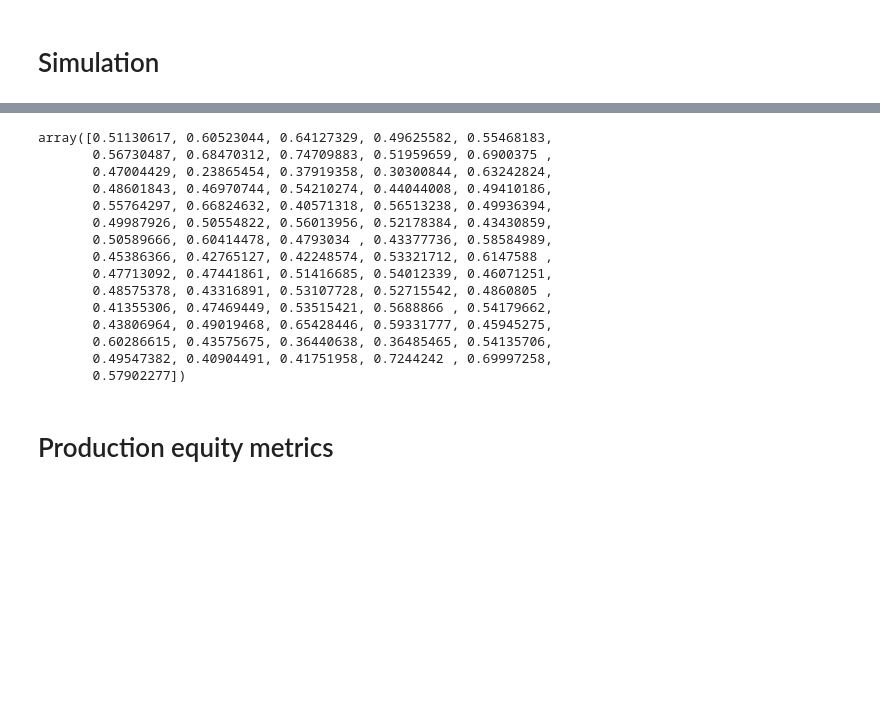
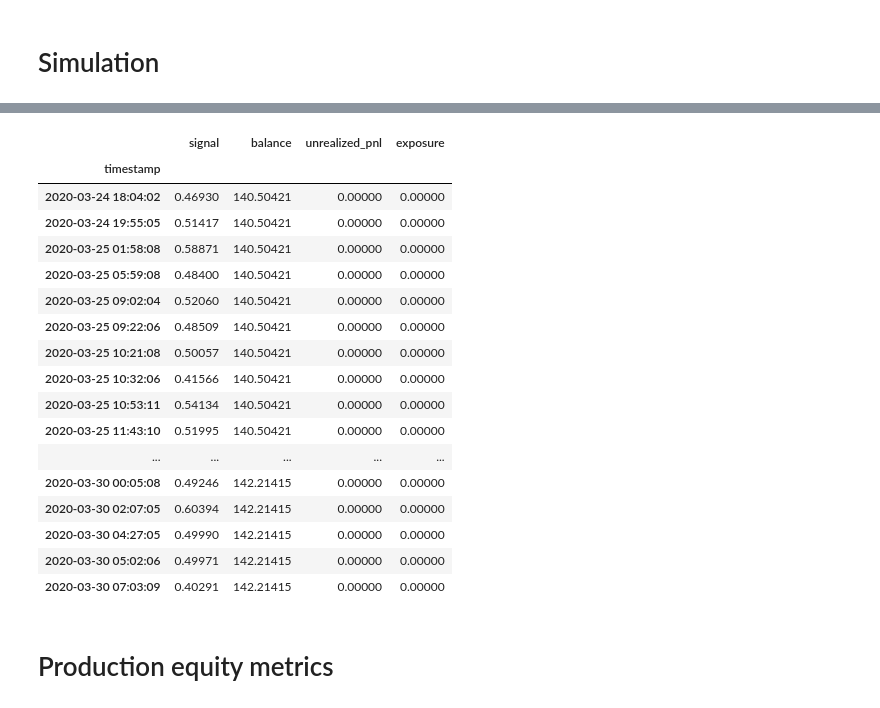
Before and after one commit to tartakovsky-archive/rcdb_dashboard, a Jupyter notebook: data/results/trading_results.ipynb, the cells around one changed output, grey strips where cells are left out. Drawn from its saved outputs; the diff is of its cells as text; code cells hidden in the pictures; blank space fills up the shorter version.

```diff
--- a/data/results/trading_results.ipynb
+++ b/data/results/trading_results.ipynb
@@ -673,22 +688,25 @@ array([0.51130617, 0.60523044, 0.64127329, 0.49625582, 0.55468183,
 # %%
 df_performance['signal'].values
-# df_performance.shape[0], len(y_pred_proba)
+df_performance#.shape[0], len(y_pred_proba)
 # %% [output]
-array([0.51130617, 0.60523044, 0.64127329, 0.49625582, 0.55468183,
-       0.56730487, 0.68470312, 0.74709883, 0.51959659, 0.6900375 ,
-       0.47004429, 0.23865454, 0.37919358, 0.30300844, 0.63242824,
-       0.48601843, 0.46970744, 0.54210274, 0.44044008, 0.49410186,
-       0.55764297, 0.66824632, 0.40571318, 0.56513238, 0.49936394,
-       0.49987926, 0.50554822, 0.56013956, 0.52178384, 0.43430859,
-       0.50589666, 0.60414478, 0.4793034 , 0.43377736, 0.58584989,
-       0.45386366, 0.42765127, 0.42248574, 0.53321712, 0.6147588 ,
-       0.47713092, 0.47441861, 0.51416685, 0.54012339, 0.46071251,
-       0.48575378, 0.43316891, 0.53107728, 0.52715542, 0.4860805 ,
-       0.41355306, 0.47469449, 0.53515421, 0.5688866 , 0.54179662,
-       0.43806964, 0.49019468, 0.65428446, 0.59331777, 0.45945275,
-       0.60286615, 0.43575675, 0.36440638, 0.36485465, 0.54135706,
-       0.49547382, 0.40904491, 0.41751958, 0.7244242 , 0.69997258,
-       0.57902277])
+|  | signal | balance | unrealized_pnl | exposure |
+| timestamp |  |  |  |  |
+| 2020-03-24 18:04:02 | 0.46930 | 140.50421 | 0.00000 | 0.00000 |
+| 2020-03-24 19:55:05 | 0.51417 | 140.50421 | 0.00000 | 0.00000 |
+| 2020-03-25 01:58:08 | 0.58871 | 140.50421 | 0.00000 | 0.00000 |
+| 2020-03-25 05:59:08 | 0.48400 | 140.50421 | 0.00000 | 0.00000 |
+| 2020-03-25 09:02:04 | 0.52060 | 140.50421 | 0.00000 | 0.00000 |
+| 2020-03-25 09:22:06 | 0.48509 | 140.50421 | 0.00000 | 0.00000 |
+| 2020-03-25 10:21:08 | 0.50057 | 140.50421 | 0.00000 | 0.00000 |
+| 2020-03-25 10:32:06 | 0.41566 | 140.50421 | 0.00000 | 0.00000 |
+| 2020-03-25 10:53:11 | 0.54134 | 140.50421 | 0.00000 | 0.00000 |
+| 2020-03-25 11:43:10 | 0.51995 | 140.50421 | 0.00000 | 0.00000 |
+| ... | ... | ... | ... | ... |
+| 2020-03-30 00:05:08 | 0.49246 | 142.21415 | 0.00000 | 0.00000 |
+| 2020-03-30 02:07:05 | 0.60394 | 142.21415 | 0.00000 | 0.00000 |
+| 2020-03-30 04:27:05 | 0.49990 | 142.21415 | 0.00000 | 0.00000 |
+| 2020-03-30 05:02:06 | 0.49971 | 142.21415 | 0.00000 | 0.00000 |
+| 2020-03-30 07:03:09 | 0.40291 | 142.21415 | 0.00000 | 0.00000 |
 # %% [markdown]
 # Production equity metrics
 # %%
```
Also changed, not shown: parts of 13 cells of this notebook, 2 other files.
